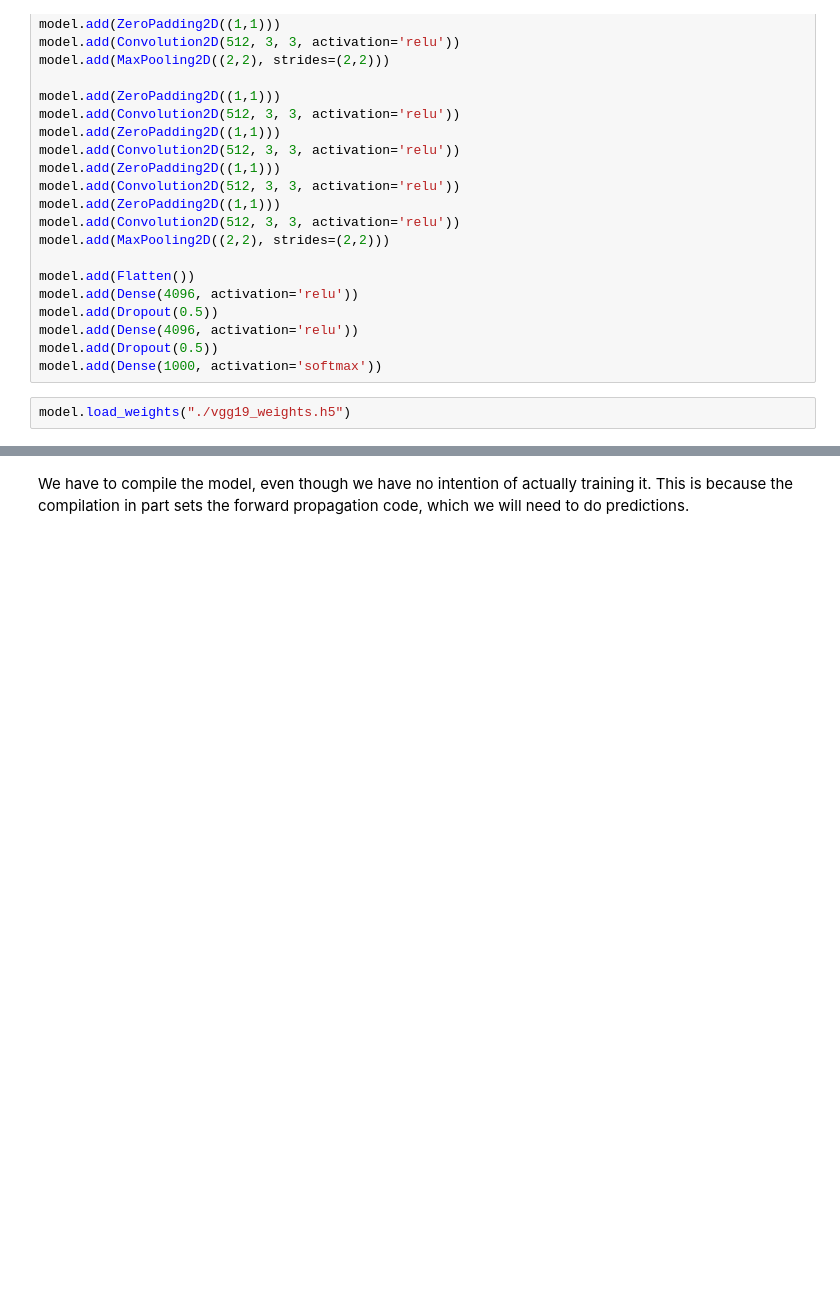
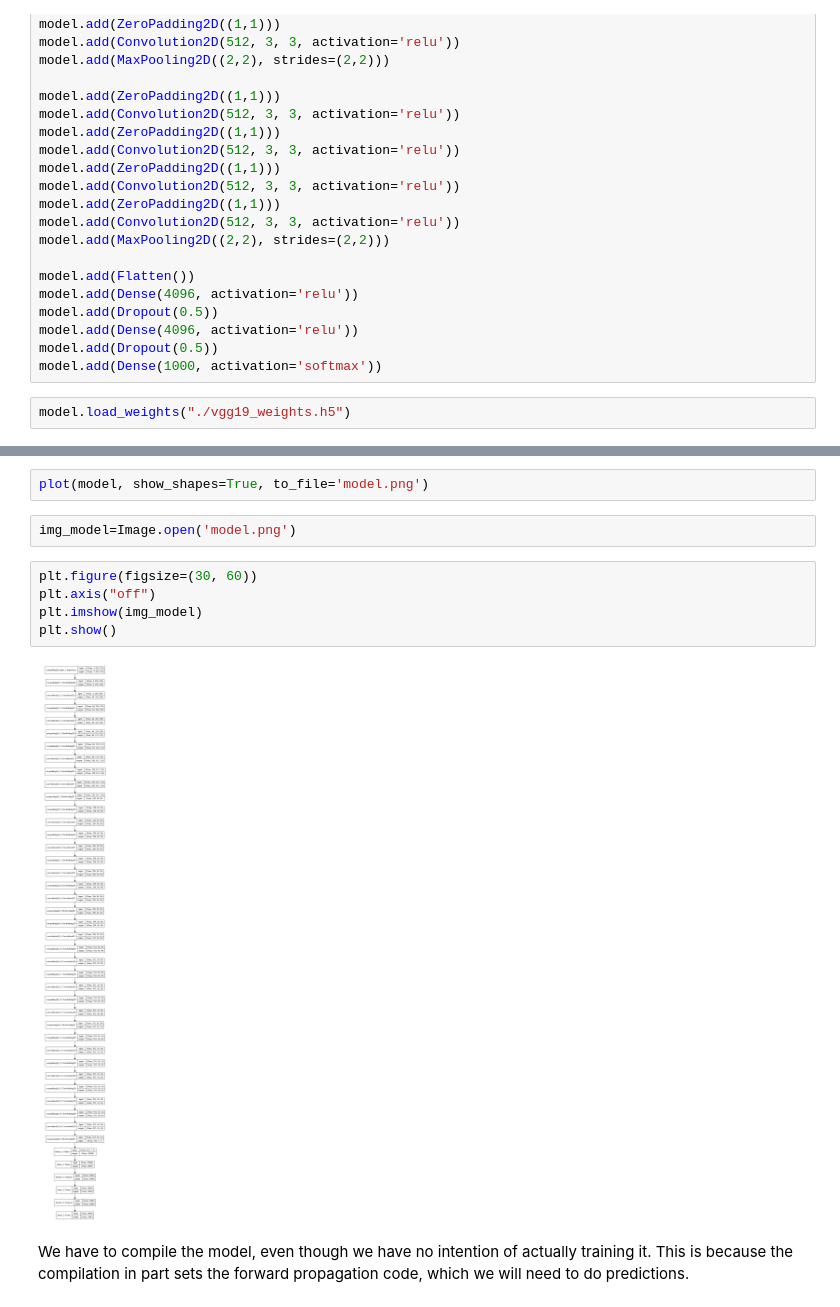
Before and after one commit to coswang1120/keras-vgg19test-ipython, a Jupyter notebook: keras_vggtest.ipynb, the cells around one changed output, grey strips where cells are left out. Saved outputs shown, nothing was run; the diff lists cells and outputs as text; blank space fills up the shorter version.

```diff
--- a/keras_vggtest.ipynb
+++ b/keras_vggtest.ipynb
@@ -82,3 +102,14 @@ model.load_weights("./vgg19_weights.h5")
+# %%
+plot(model, show_shapes=True, to_file='model.png')
+# %%
+img_model=Image.open('model.png')
+# %%
+plt.figure(figsize=(30, 60))
+plt.axis("off")
+plt.imshow(img_model)
+plt.show()
+# %% [output]
+[figure, added]
 # %% [markdown]
 We have to compile the model, even though we have no intention of actually training it. This is because the compilation in part sets the forward propagation code, which we will need to do predictions.
 # %%
```
Also changed, not shown: parts of 1 cell of this notebook.
